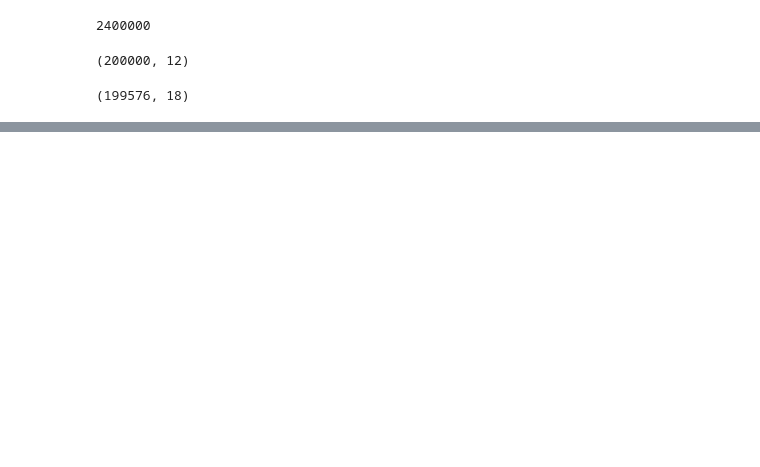
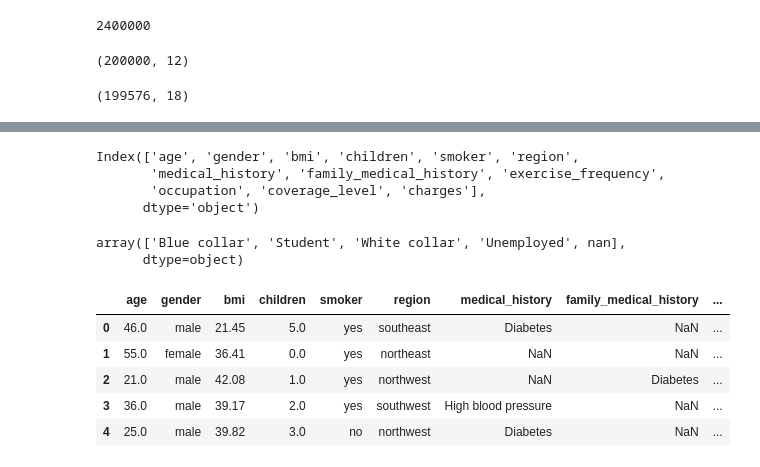
Before and after one commit to creysac123/insurance, a Jupyter notebook: notebook/inttrvu_ai_regression.ipynb, the cells around one changed output, grey strips where cells are left out. Cells and saved outputs as stored; diff of their text form; code cells hidden in the pictures; blank space fills up the shorter version.

```diff
--- a/notebook/inttrvu_ai_regression.ipynb
+++ b/notebook/inttrvu_ai_regression.ipynb
@@ -474,0 +422,21 @@ df_no_outliers.shape
+# %%
+sample.columns
+# %% [output]
+Index(['age', 'gender', 'bmi', 'children', 'smoker', 'region',
+       'medical_history', 'family_medical_history', 'exercise_frequency',
+       'occupation', 'coverage_level', 'charges'],
+      dtype='object')
+# %%
+sample.occupation.unique()
+# %% [output]
+array(['Blue collar', 'Student', 'White collar', 'Unemployed', nan],
+      dtype=object)
+# %%
+sample.head()
+# %% [output]
+|  | age | gender | bmi | children | smoker | region | medical_history | family_medical_history | ... |
+| 0 | 46.0 | male | 21.45 | 5.0 | yes | southeast | Diabetes | NaN | ... |
+| 1 | 55.0 | female | 36.41 | 0.0 | yes | northeast | NaN | NaN | ... |
+| 2 | 21.0 | male | 42.08 | 1.0 | yes | northwest | NaN | Diabetes | ... |
+| 3 | 36.0 | male | 39.17 | 2.0 | yes | southwest | High blood pressure | NaN | ... |
+| 4 | 25.0 | male | 39.82 | 3.0 | no | northwest | Diabetes | NaN | ... |
```
Also changed, not shown: parts of 14 cells of this notebook, 14 other files.
